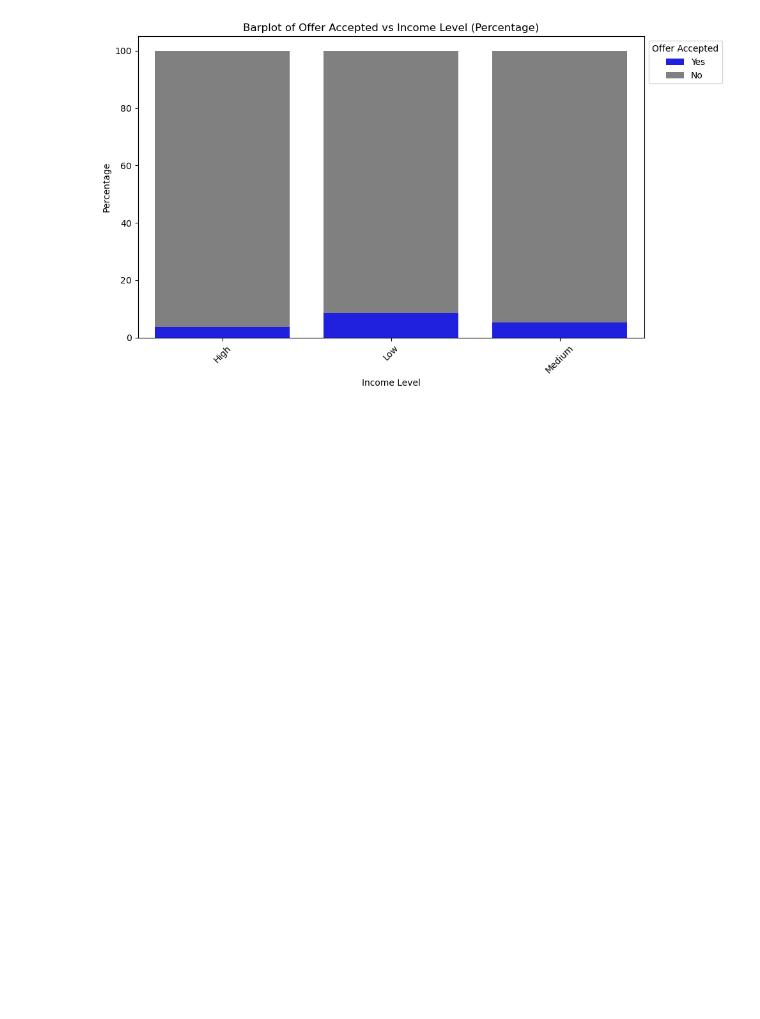
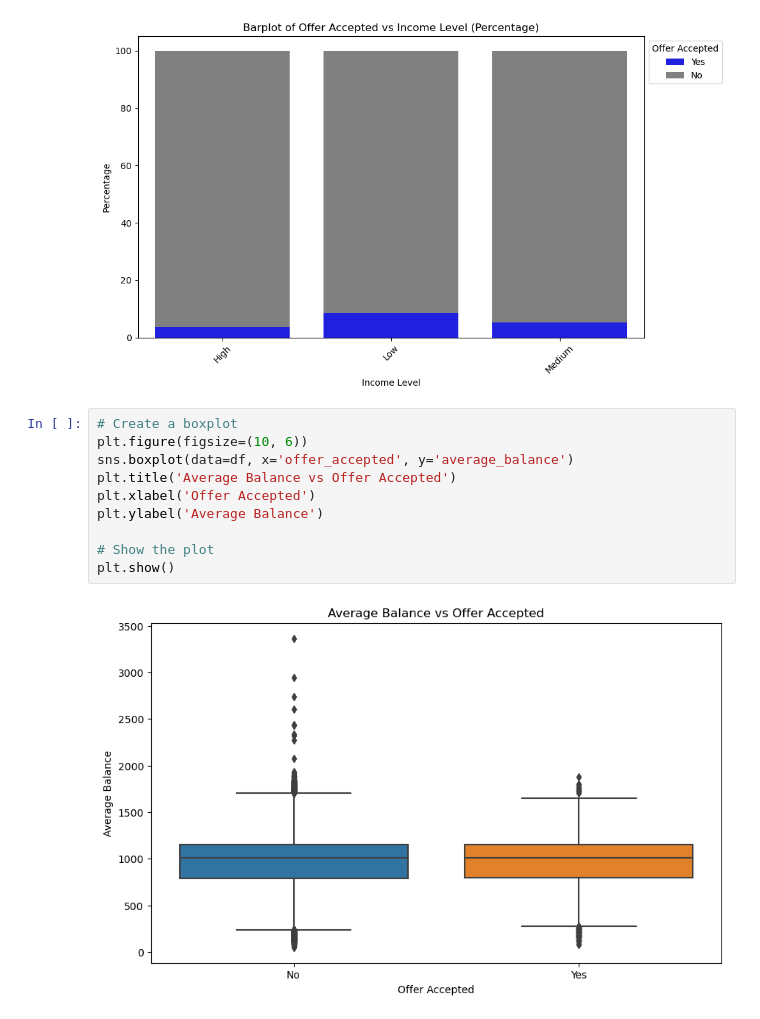
Before and after one commit to IllyaUA/ProjectMid, a Jupyter notebook: ProjectMid.ipynb, the cells around one changed output. Saved outputs shown, nothing was run; the diff lists cells and outputs as text; blank space fills up the shorter version.

```diff
--- a/ProjectMid.ipynb
+++ b/ProjectMid.ipynb
@@ -664,3 +664,15 @@ plt.tight_layout()
 plt.show()
 # %% [output]
 [figure]
+# %%
+# Create a boxplot
+plt.figure(figsize=(10, 6))
+sns.boxplot(data=df, x='offer_accepted', y='average_balance')
+plt.title('Average Balance vs Offer Accepted')
+plt.xlabel('Offer Accepted')
+plt.ylabel('Average Balance')
+
+# Show the plot
+plt.show()
+# %% [output]
+[figure, added]
```
Also changed, not shown: parts of 4 cells of this notebook, 1 other file.
